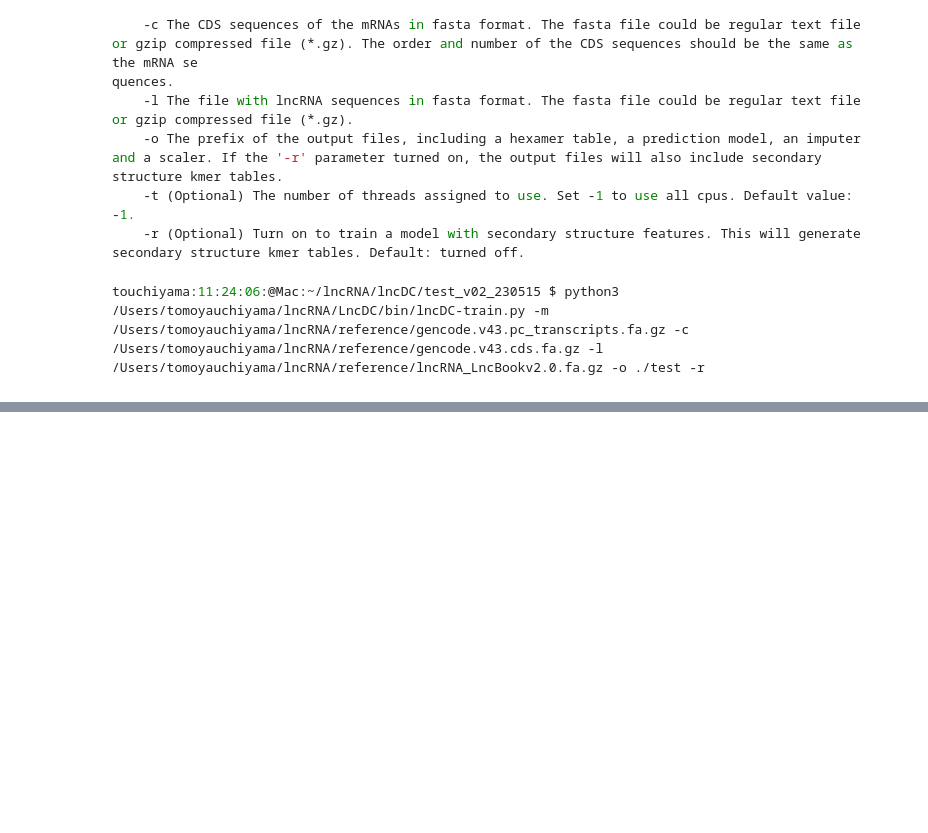
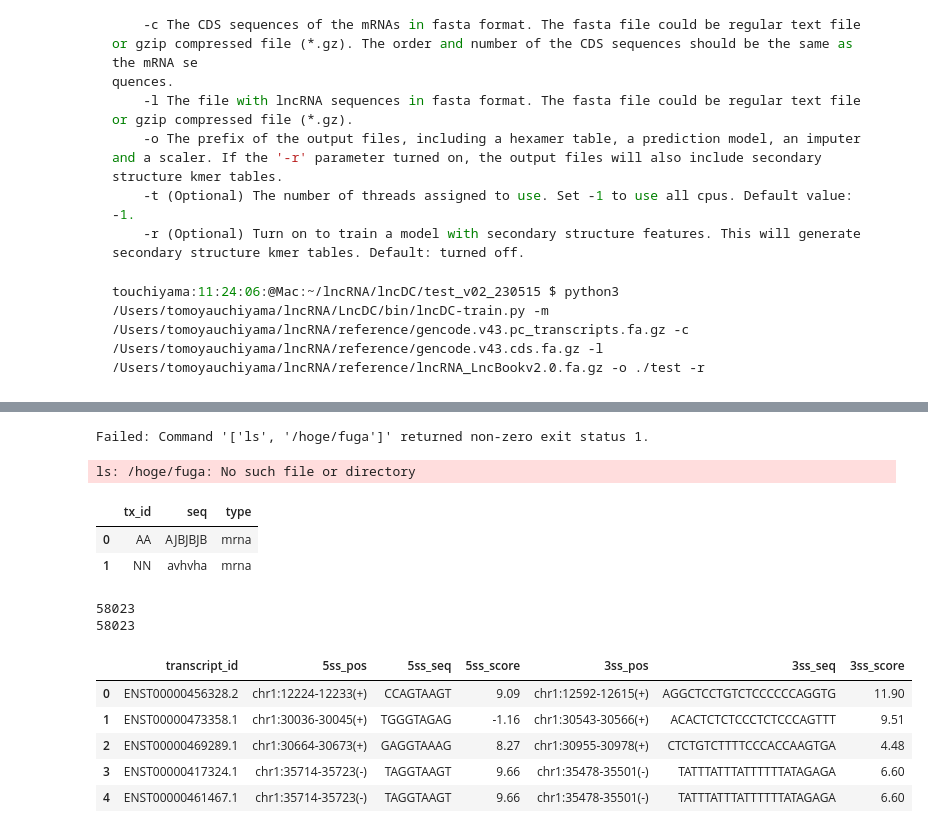
Before and after one commit to touchiyama/lncRNA, a Jupyter notebook: workspace.ipynb, the cells around one changed output, grey strips where cells are left out. Saved outputs shown, nothing was run; the diff lists cells and outputs as text; code cells hidden in the pictures; blank space fills up the shorter version.

```diff
--- a/workspace.ipynb
+++ b/workspace.ipynb
@@ -1929,0 +1961,6 @@ touchiyama:11:24:06:@Mac:~/lncRNA/lncDC/test_v02_230515 $ python3 /Users/tomoyau
+# %%
+cmd = ["ls", "/hoge/fuga"]
+command(cmd)
+# %% [output]
+Failed: Command '['ls', '/hoge/fuga']' returned non-zero exit status 1.
+ls: /hoge/fuga: No such file or directory
@@ -1929,0 +1972,35 @@ touchiyama:11:24:06:@Mac:~/lncRNA/lncDC/test_v02_230515 $ python3 /Users/tomoyau
+# %%
+t
+# %% [output]
+|  | tx_id | seq | type |
+| 0 | AA | AJBJBJB | mrna |
+| 1 | NN | avhvha | mrna |
+# %%
+five_ss_score_file = '/Users/tomoyauchiyama/lncRNA/LncDC/test_v02_230515/maxentscan_score5.txt'
+df5 = pd.read_csv(five_ss_score_file, sep='\t', header=None)
+df_split = df5[0].str.split('::', expand=True)
+df5 = pd.concat([df_split, df5[[1, 2]]], axis=1)
+df5.columns = ['transcript_id', '5ss_pos', '5ss_seq', '5ss_score']
+# %%
+three_ss_score_file = '/Users/tomoyauchiyama/lncRNA/LncDC/test_v02_230515/maxentscan_score3.txt'
+df3 = pd.read_csv(three_ss_score_file, sep='\t', header=None)
+df_split = df3[0].str.split('::', expand=True)
+df3 = pd.concat([df_split, df3[[1, 2]]], axis=1)
+df3.columns = ['transcript_id', '3ss_pos', '3ss_seq', '3ss_score']
+# %%
+df_ss_score = pd.merge(df5, df3, how='left', on='transcript_id')
+# %%
+print(df5.index.size)
+print(df3.index.size)
+# %% [output]
+58023
+58023
+# %%
+df_ss_score.head()
+# %% [output]
+|  | transcript_id | 5ss_pos | 5ss_seq | 5ss_score | 3ss_pos | 3ss_seq | 3ss_score |
+| 0 | ENST00000456328.2 | chr1:12224-12233(+) | CCAGTAAGT | 9.09 | chr1:12592-12615(+) | AGGCTCCTGTCTCCCCCCAGGTG | 11.90 |
+| 1 | ENST00000473358.1 | chr1:30036-30045(+) | TGGGTAGAG | -1.16 | chr1:30543-30566(+) | ACACTCTCTCCCTCTCCCAGTTT | 9.51 |
+| 2 | ENST00000469289.1 | chr1:30664-30673(+) | GAGGTAAAG | 8.27 | chr1:30955-30978(+) | CTCTGTCTTTTCCCACCAAGTGA | 4.48 |
+| 3 | ENST00000417324.1 | chr1:35714-35723(-) | TAGGTAAGT | 9.66 | chr1:35478-35501(-) | TATTTATTTATTTTTTATAGAGA | 6.60 |
+| 4 | ENST00000461467.1 | chr1:35714-35723(-) | TAGGTAAGT | 9.66 | chr1:35478-35501(-) | TATTTATTTATTTTTTATAGAGA | 6.60 |
```
Also changed, not shown: parts of 8 cells of this notebook.
